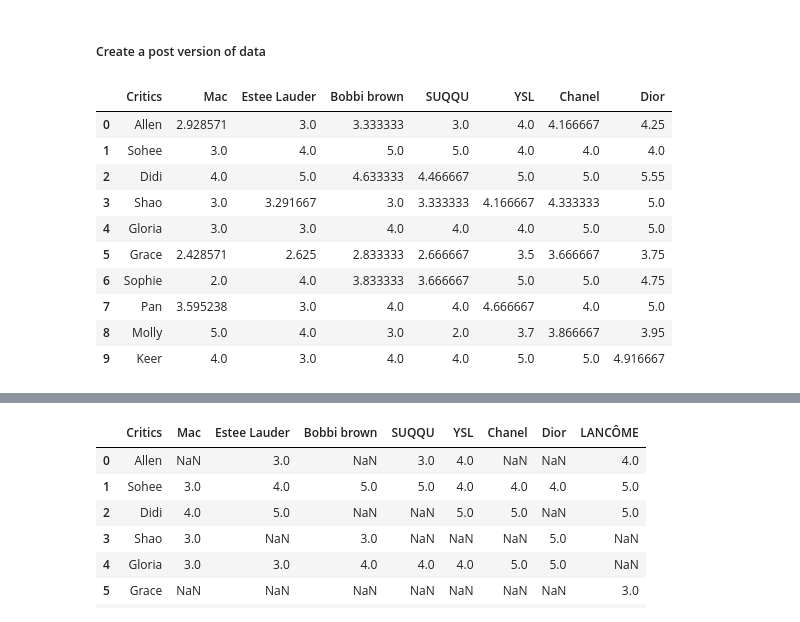
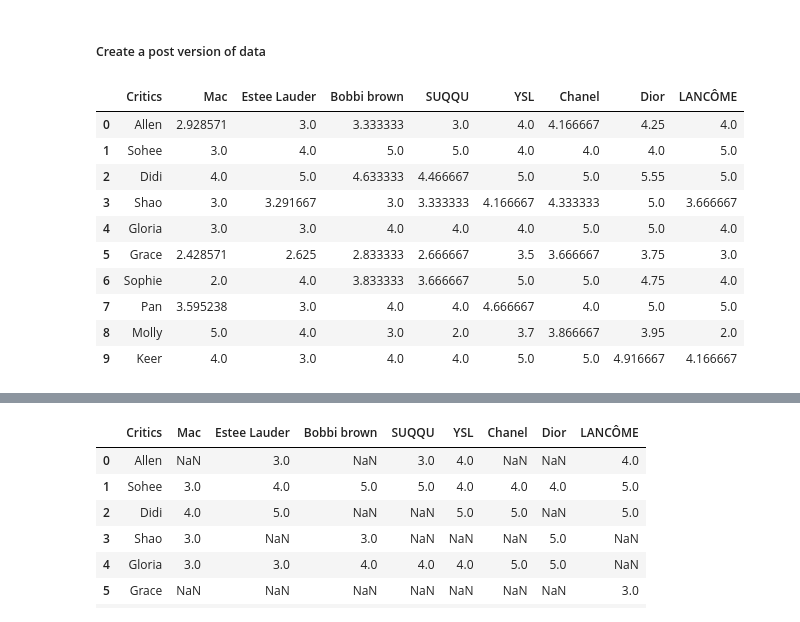
Before and after one commit to ycwang15/Rec_Sys_assignments, a Jupyter notebook: Y_Wang_M1_assn.ipynb, the cells around one changed output, grey strips where cells are left out. Cells and saved outputs as stored; diff of their text form; code cells hidden in the pictures.

```diff
--- a/Y_Wang_M1_assn.ipynb
+++ b/Y_Wang_M1_assn.ipynb
@@ -199,20 +199,20 @@ df
 # %% [markdown]
 ##### Create a post version of data
 # %%
-df_post = df.iloc[0:10, 0:8]
+df_post = df.iloc[0:10, 0:9]
 df_post
 # %% [output]
-|  | Critics | Mac | Estee Lauder | Bobbi brown | SUQQU | YSL | Chanel | Dior |
-| 0 | Allen | 2.928571 | 3.0 | 3.333333 | 3.0 | 4.0 | 4.166667 | 4.25 |
-| 1 | Sohee | 3.0 | 4.0 | 5.0 | 5.0 | 4.0 | 4.0 | 4.0 |
-| 2 | Didi | 4.0 | 5.0 | 4.633333 | 4.466667 | 5.0 | 5.0 | 5.55 |
-| 3 | Shao | 3.0 | 3.291667 | 3.0 | 3.333333 | 4.166667 | 4.333333 | 5.0 |
-| 4 | Gloria | 3.0 | 3.0 | 4.0 | 4.0 | 4.0 | 5.0 | 5.0 |
-| 5 | Grace | 2.428571 | 2.625 | 2.833333 | 2.666667 | 3.5 | 3.666667 | 3.75 |
-| 6 | Sophie | 2.0 | 4.0 | 3.833333 | 3.666667 | 5.0 | 5.0 | 4.75 |
-| 7 | Pan | 3.595238 | 3.0 | 4.0 | 4.0 | 4.666667 | 4.0 | 5.0 |
-| 8 | Molly | 5.0 | 4.0 | 3.0 | 2.0 | 3.7 | 3.866667 | 3.95 |
-| 9 | Keer | 4.0 | 3.0 | 4.0 | 4.0 | 5.0 | 5.0 | 4.916667 |
+|  | Critics | Mac | Estee Lauder | Bobbi brown | SUQQU | YSL | Chanel | Dior | LANCÔME |
+| 0 | Allen | 2.928571 | 3.0 | 3.333333 | 3.0 | 4.0 | 4.166667 | 4.25 | 4.0 |
+| 1 | Sohee | 3.0 | 4.0 | 5.0 | 5.0 | 4.0 | 4.0 | 4.0 | 5.0 |
+| 2 | Didi | 4.0 | 5.0 | 4.633333 | 4.466667 | 5.0 | 5.0 | 5.55 | 5.0 |
+| 3 | Shao | 3.0 | 3.291667 | 3.0 | 3.333333 | 4.166667 | 4.333333 | 5.0 | 3.666667 |
+| 4 | Gloria | 3.0 | 3.0 | 4.0 | 4.0 | 4.0 | 5.0 | 5.0 | 4.0 |
+| 5 | Grace | 2.428571 | 2.625 | 2.833333 | 2.666667 | 3.5 | 3.666667 | 3.75 | 3.0 |
+| 6 | Sophie | 2.0 | 4.0 | 3.833333 | 3.666667 | 5.0 | 5.0 | 4.75 | 4.0 |
+| 7 | Pan | 3.595238 | 3.0 | 4.0 | 4.0 | 4.666667 | 4.0 | 5.0 | 5.0 |
+| 8 | Molly | 5.0 | 4.0 | 3.0 | 2.0 | 3.7 | 3.866667 | 3.95 | 2.0 |
+| 9 | Keer | 4.0 | 3.0 | 4.0 | 4.0 | 5.0 | 5.0 | 4.916667 | 4.166667 |
 [interactive output not drawn]
 # %%
 df_original
```
Also changed, not shown: parts of 4 cells of this notebook.
